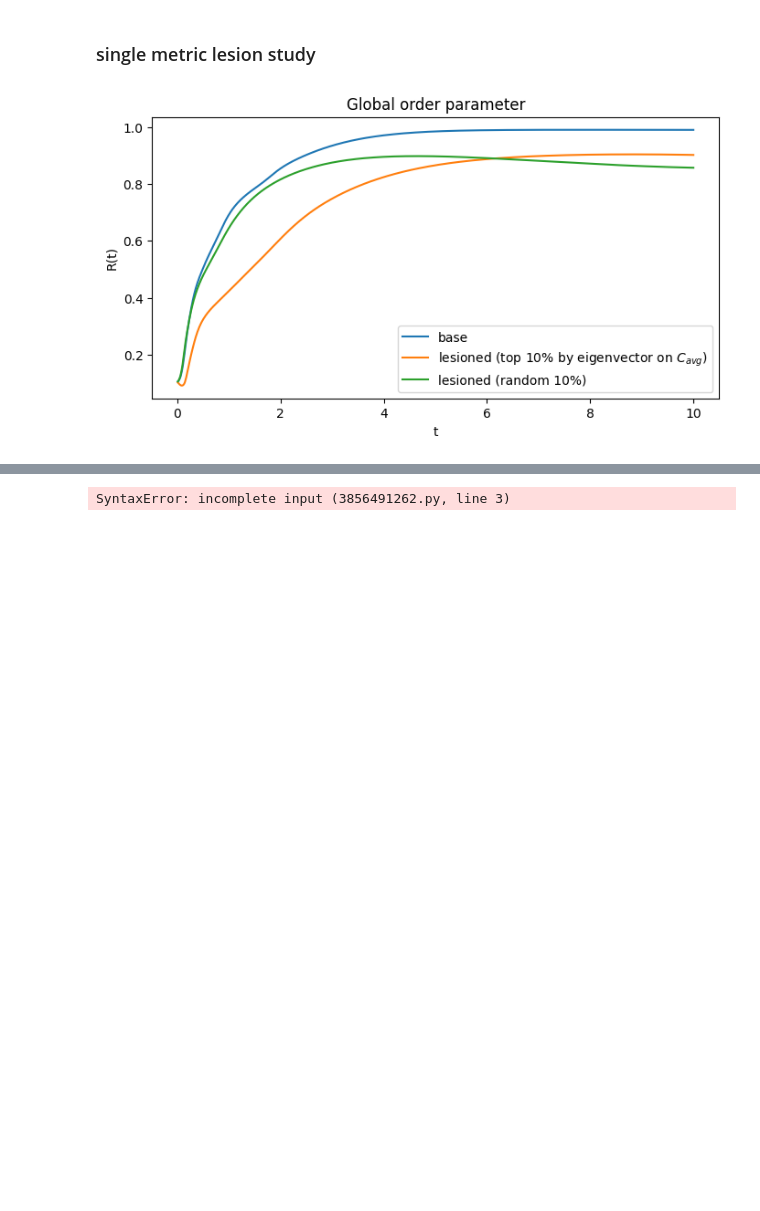
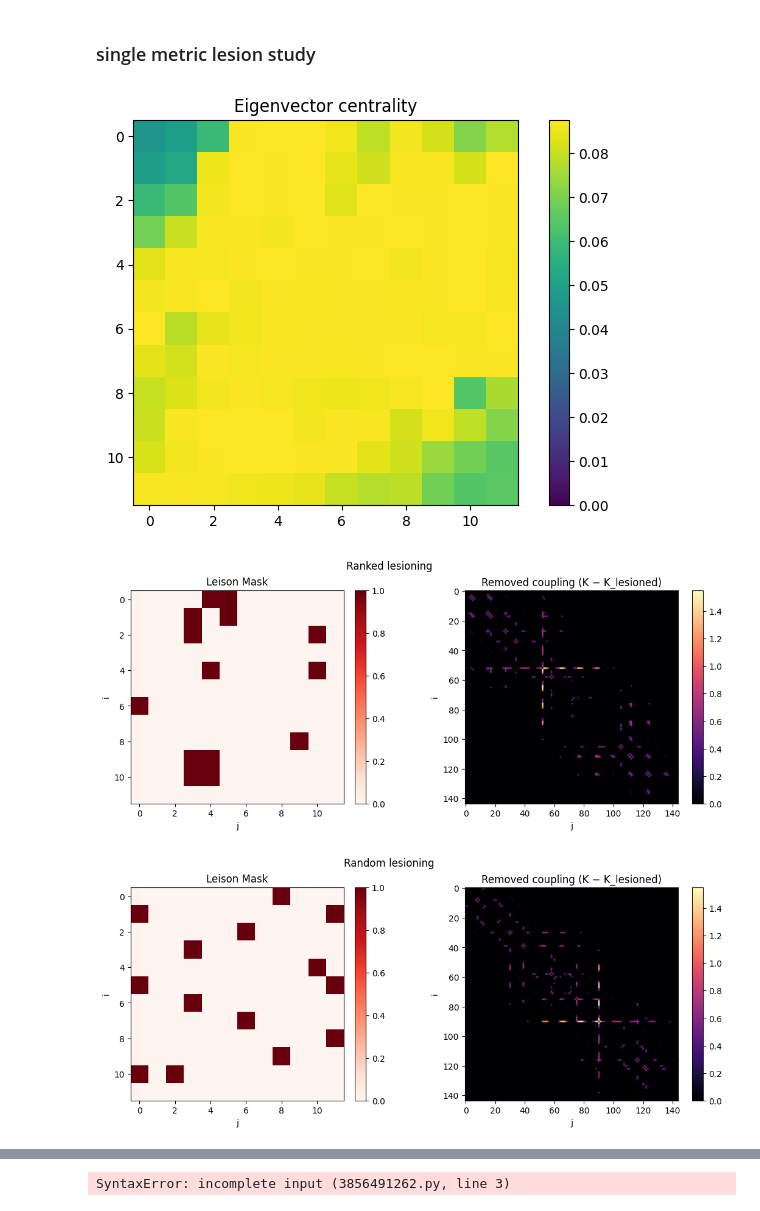
Before and after one commit to adamLastovka/KuramotoNeuralSimulations, a Jupyter notebook: Notebooks/06_lesion_studies.ipynb, the cells around one changed output, grey strips where cells are left out. Saved outputs shown, nothing was run; the diff lists cells and outputs as text; code cells hidden in the pictures; blank space fills up the shorter version.

```diff
--- a/Notebooks/06_lesion_studies.ipynb
+++ b/Notebooks/06_lesion_studies.ipynb
@@ -202,59 +198,42 @@ metrics = {
     "dRm_dalpha": dRm_dalpha,
 }
 
-K_orig = sim.coupling.K
+K_base = sim.coupling.K
 params_orig = sim.params
 # %% [markdown]
 ### single metric lesion study
 # %%
 metric = graph_metrics_C_avg["eigenvector"]
+
+plot_metric(metric, grid_shape, "Eigenvector centrality")
 
 lesion_frac = 0.10
 lesion_strength = 1.0 # lesion strength (1.0 = remove all connections)
 
-# --- Lesion top x% of nodes by metric---
-ranked_nodes = np.argsort(-np.asarray(metric, dtype=float))
+# Lesion top x% of nodes by metric
+res_ranked_lesion, alpha_ranked, K_lesioned_ranked = run_lesion_study(sim, metric, lesion_frac, lesion_strength, T_END, dt, RNG)
+plot_lesioned_coupling(alpha_ranked, K_base, K_lesioned_ranked, grid_shape, title="Ranked lesioning")
 
-# Find node indices to lesion
-n_lesion = max(1, int(round(lesion_frac * N)))
-lesion_idx = jnp.asarray(ranked_nodes[:n_lesion], dtype=jnp.int32)
-
-# Create lesion mask
-alpha = jnp.zeros((N,), dtype=jnp.float32)
-alpha = alpha.at[lesion_idx].set(1.0)
-
-res_ranked_lesion = sim.run_with_lesions(alpha, (0, T_END), dt, rng=RNG)
-
-plot_lesioned_coupling(alpha, K_orig, K_lesioned, title="Lesioned coupling matrix")
-
-# Restore original network
-sim.coupling.K = K_orig
-sim.params = params_orig
-
-# --- Lesion 10% of nodes randomly ---
-# Find node indices to lesion
-lesion_idx = RNG.choice(N, size=n_lesion, replace=False)
-
-# Create lesion mask
-alpha = jnp.zeros((N,), dtype=jnp.float32)
-alpha = alpha.at[lesion_idx].set(1.0)
-
-res_random_lesion = sim.run_with_lesions(alpha, (0, T_END), dt, rng=RNG)
+# Lesion 10% of nodes randomly
+res_random_lesion, alpha_random, K_lesioned_random = run_lesion_study(sim, "random", lesion_frac, lesion_strength, T_END, dt, RNG)
+plot_lesioned_coupling(alpha_random, K_base, K_lesioned_random, grid_shape, title="Random lesioning")
 
 # Compare R vs t for base and lesioned sim
 R_base, _ = order_parameter(res_base["theta"])
 R_ranked_lesion, _ = order_parameter(res_ranked_lesion["theta"])
 R_random_lesion, _ = order_parameter(res_random_lesion["theta"])
 ts = res_base["ts"]
 
 fig, ax = plt.subplots(figsize=(8, 4))
 ax.plot(ts, R_base, label="base")
 ax.plot(ts, R_ranked_lesion, label=f"lesioned (top {lesion_frac:.0%} by eigenvector on $C_{{avg}}$)")
 ax.plot(ts, R_random_lesion, label=f"lesioned (random {lesion_frac:.0%})")
 ax.set_xlabel("t")
 ax.set_ylabel("R(t)")
 ax.set_title("Global order parameter")
 ax.legend()
 plt.show()
 # %% [output]
-[figure, old version]
+[figure, new version]
+[figure, added]
+[figure, added]
```
Also changed, not shown: parts of 6 cells of this notebook, 12 other files.
